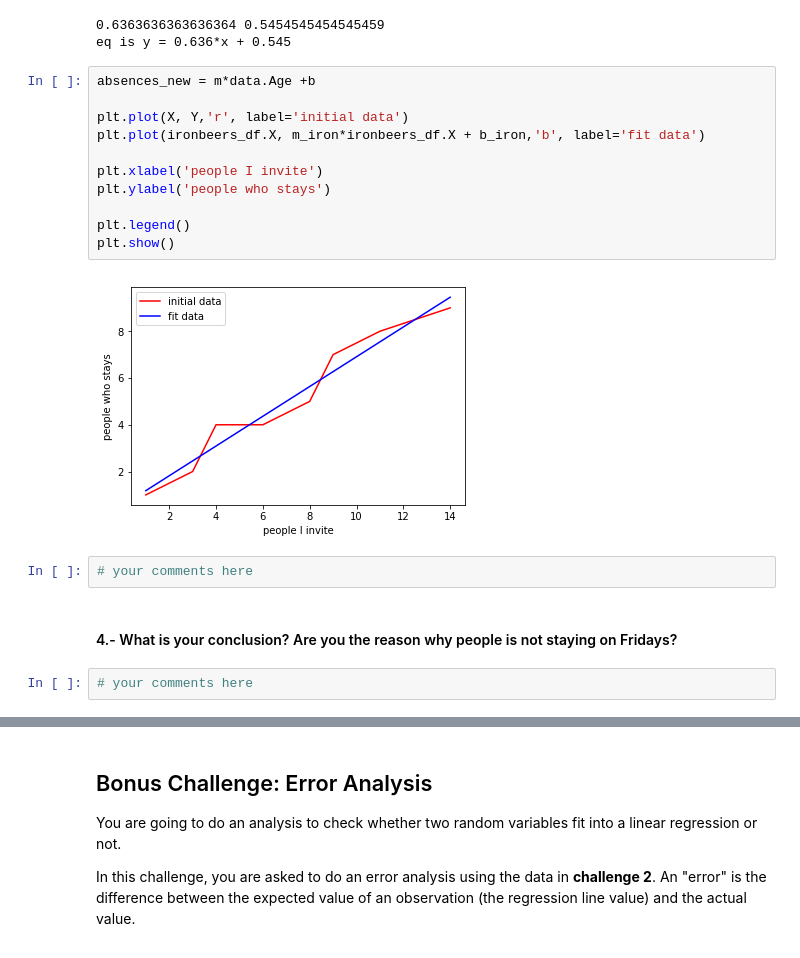
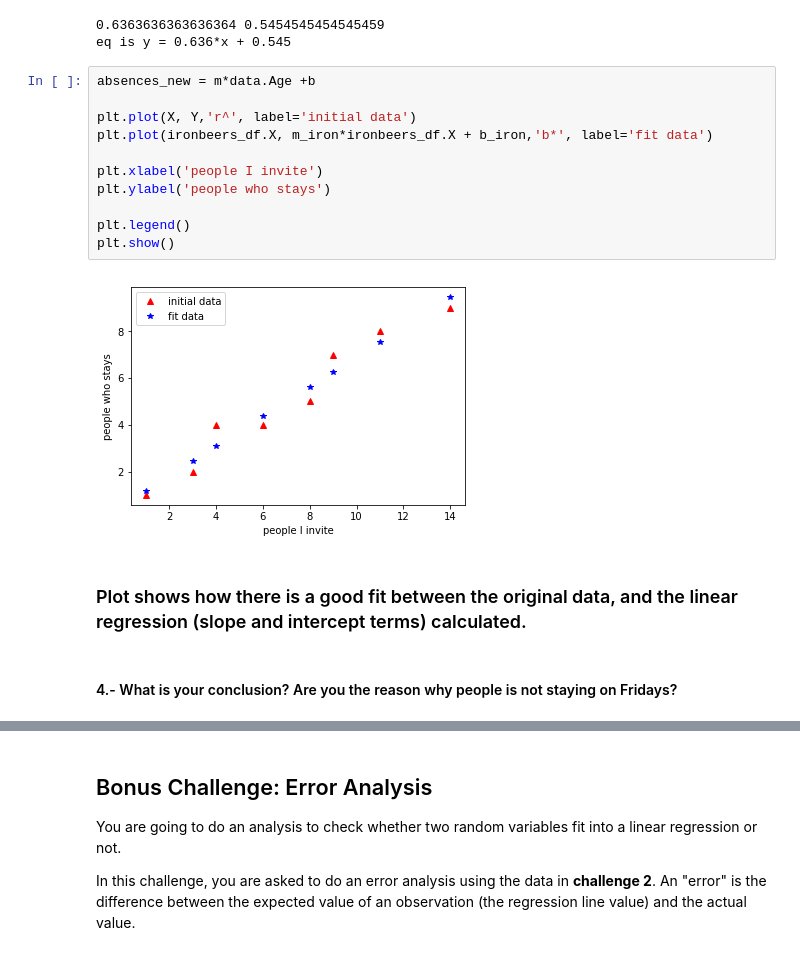
Before and after one commit to ta-data-bcn/lab-linear-regression-correlation, a Jupyter notebook: your-code/main.ipynb, the cells around one changed output, grey strips where cells are left out. Cells and saved outputs as stored; diff of their text form.

Commit message:
linearregression-correlation's lab done

```diff
--- a/your-code/main.ipynb
+++ b/your-code/main.ipynb
@@ -227,19 +231,17 @@ eq is y = 0.636*x + 0.545
 # %%
 absences_new = m*data.Age +b
 
-plt.plot(X, Y,'r', label='initial data')
-plt.plot(ironbeers_df.X, m_iron*ironbeers_df.X + b_iron,'b', label='fit data')
+plt.plot(X, Y,'r^', label='initial data')
+plt.plot(ironbeers_df.X, m_iron*ironbeers_df.X + b_iron,'b*', label='fit data')
 
 plt.xlabel('people I invite')
 plt.ylabel('people who stays')
 
 plt.legend()
 plt.show()
 # %% [output]
-[figure, old version]
+[figure, new version]
-# %%
-# your comments here
+# %% [markdown]
+### Plot shows how there is a good fit between the original data, and the linear regression (slope and intercept terms) calculated.
 # %% [markdown]
 #### 4.- What is your conclusion? Are you the reason why people is not staying on Fridays?
-# %%
-# your comments here
```
Also changed, not shown: parts of 12 cells of this notebook.
